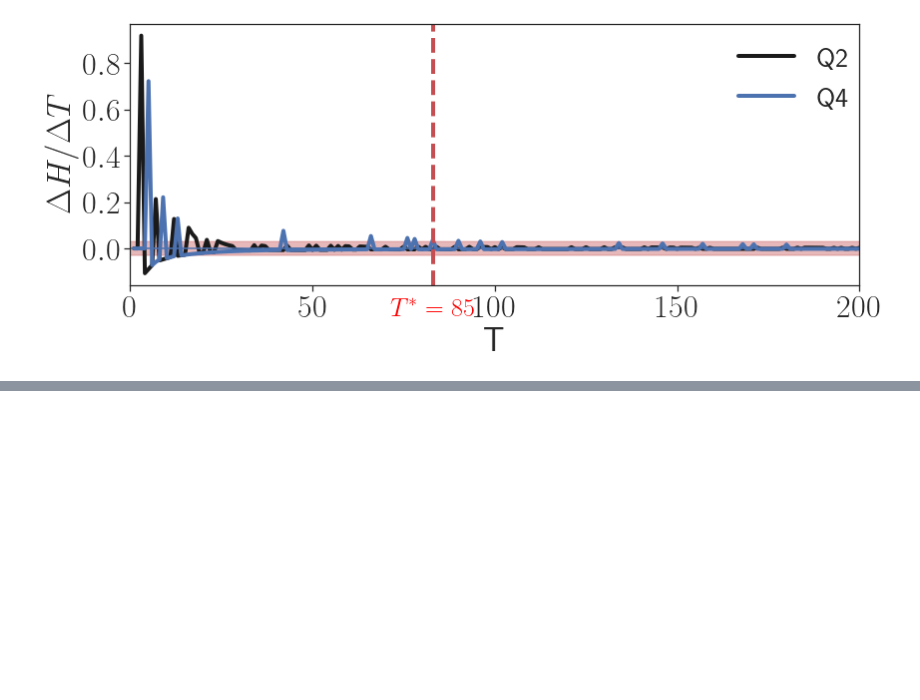
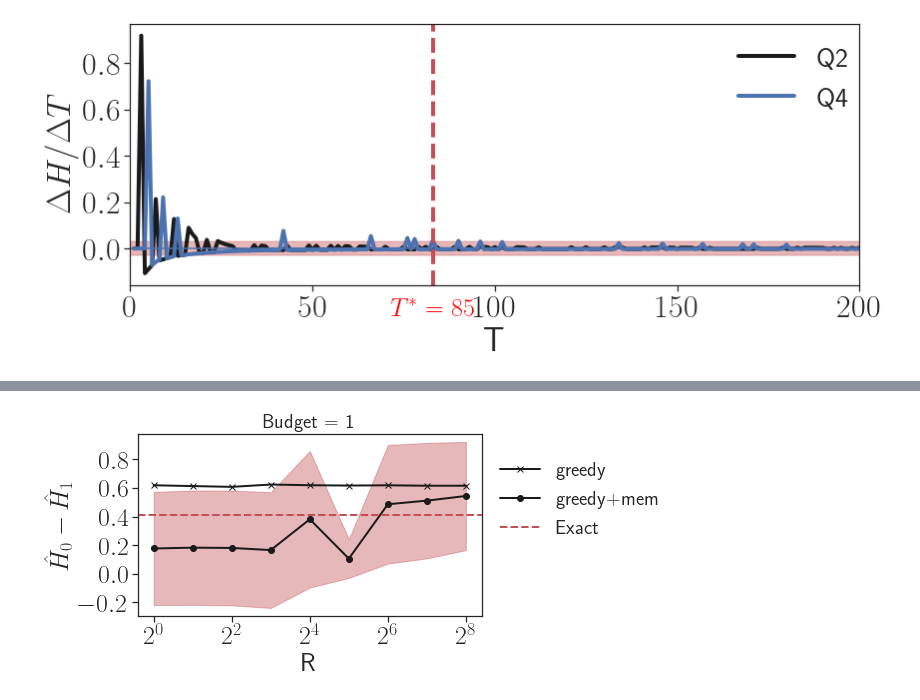
Before and after one commit to toggled/uncertainty, a Jupyter notebook: test.ipynb, the cells around one changed output, grey strips where cells are left out. Saved outputs shown, nothing was run; the diff lists cells and outputs as text; code cells hidden in the pictures; blank space fills up the shorter version.

```diff
--- a/test.ipynb
+++ b/test.ipynb
@@ -180,28 +180,28 @@ output/measure_biomine_mcbfs_reach_2.queries.csv
 2.queries.csv  =>  16.0
 16.0
 # %%
-pr = 'tri'
+# pr = 'tri'
 # pr = 'sp'
-# pr='reach'
+pr='reach'
 # alg = 'appr'
 # alg = 'mcdij'
-# alg = 'mcbfs'
-alg = 'mcapproxtri'
+alg = 'mcbfs'
+# alg = 'mcapproxtri'
 # data = 'ER_15_22'
-data = 'flickr'
+# data = 'flickr'
 # data = 'rome'
-# data = 'biomine'
+data = 'biomine'
 _max = -1
 # invert = True
 invert = False
 loop = 'N' # 'T'
 epsilon = 0.001
 # epsilon = 0.03
-for q in [1]:
+for q in [2,4]:
 # for q in [1,2,3,4]:
 # for q in [1]:
-    # qset = str(q)+'.queries.csv'
-    qset = str(q)+'.queries_NLoops.csv'
+    qset = str(q)+'.queries.csv'
+    # qset = str(q)+'.queries_NLoops.csv'
     fname = 'output/measure_'+data+'_'+alg+'_'+pr+'_'+qset
     print(fname)
     import pandas as pd
@@ -224,7 +224,7 @@ for q in [1]:
     # print(_filter)
     # Nstar = _filter.iloc[_last_False][loop]
     Nstar = avg_df[avg_df.index==_last_False]['N'].values[0]
-    # print('--',qset, ' => ',Nstar)
+    print('--',qset, ' => ',Nstar)
     _max = max(Nstar,_max)
 print(_max)
 # avg_df
@@ -494,3 +518,80 @@ for i in {0..6}; do
 done
 python reduce_main.py -k $k  -pr reach -a exact -d ER_15_22 -q data/queries/ER/ER_15_22_2.queries &
 python reduce_main.py -k $k  -pr reach -a exact -d ER_15_22 -q data/queries/ER/ER_15_22_4.queries &
+# %%
+from matplotlib import pyplot as plt
+plt.rcParams['text.usetex'] = True
+from matplotlib.lines import Line2D,lineStyles
+from itertools import cycle
+import seaborn as sns
+import numpy as np
+sns.set(rc={'figure.figsize':(9,4)})
+sns.set_style("dark", {'axes.grid' : False})
+sns.set_style("ticks")
+# plt.style.use('grayscale')
+fontsize = 28
+labelsize = 22
+lw = 2
+
+k = 1
+# K = 32
+data = 'ER_15_22'
+alg0 = 'greedymem'
+a0 = 'greedy+mem'
+alg1 = 'greedy'
+a1 = 'greedy'
+q =   'reach'
+qset = 2
+Kset = [1,2,4,8,16,32,64,128,256]
+varyK0 = [] #greedy+mem
+varyK1  = [] #greedy
+est_alg = ['mcbfs','mcdij'][q == 'sp']
+for K in Kset:
+    name0 = 'ureduct_ER/reduce_k_'+str(k)+'_K_'+str(K)+'_'+data+'_'+alg0+'_'+q+'_'+str(qset)+'.queries.csv'
+    name1 = 'ureduct_ER/reduce_k_'+str(k)+'_K_'+str(K)+'_'+data+'_'+alg1+'_'+q+'_'+str(qset)+'.queries.csv'
+    df0 = pd.read_csv(name0)
+    df1 = pd.read_csv(name1)
+    df0 = df0[df0['MCalgo'] == est_alg]
+    df1 = df1[df1['MCalgo'] == est_alg]
+    # print(K,' ',df0.shape)
+    varyK0.append(df0)
+    varyK1.append(df1)
+
+exactdf = pd.read_csv('ureduct_ER/reduce_k_'+str(k)+'_K_10_'+data+'_'+'exact_'+q+'_'+str(qset)+'.queries.csv')
+exact_deltaH = exactdf['DeltaH'].mean()
+greedy_red = []
+greedyM_red = []
+std_red = []
+stdM_red = []
+for i,K in enumerate(Kset):
+    mean,std = varyK0[i]['DeltaH'].mean(), varyK0[i]['DeltaH'].std()
+    greedyM_red.append(mean)
+    stdM_red.append(std)
+    mean,std = varyK1[i]['DeltaH'].mean(), varyK1[i]['DeltaH'].std()
+    greedy_red.append(mean)
+    std_red.append(std)
+#     sns.lineplot(x='K', y='DeltaH', data=varyK0[i], linewidth=lw, markersize=8,color='k')
+# plt.xscale('log',base=2)
+greedy_red = np.array(greedy_red)
+std_red = np.array(std_red)
+print(greedy_red.shape,' ',std_red.shape,' ',len(greedyM_red),' ',len(stdM_red))
+plt.plot(Kset,greedy_red,color = 'k',marker='x',label='greedy',linewidth=lw)
+plt.plot(Kset,greedyM_red,color = 'k',marker='o',label='greedy+mem',linewidth=lw)
+plt.fill_between(Kset, np.array(greedyM_red) - np.array(stdM_red), np.array(greedyM_red) + np.array(stdM_red), \
+                 color='r', alpha=0.4)
+ax = plt.gca()
+ax.axhline(exact_deltaH,linestyle='--',color='r',linewidth=lw,label='Exact')
+
+plt.xscale('log',base=2)
+plt.xlabel('R',fontsize=fontsize-2)
+plt.ylabel('$\hat{H}_0 - \hat{H}_1$',fontsize=fontsize-2)
+plt.xticks([2**0,2**2,2**4,2**6,2**8],fontsize=fontsize-2)
+plt.yticks(fontsize=fontsize-2)
+plt.legend(fontsize=fontsize+10,bbox_to_anchor=(1.001,0.95),frameon = False,prop={"size":20})
+plt.title('Budget = '+str(k),fontsize=fontsize-8)
+fname = 'figs/reduce_'+data+"_"+q+'_budget_'+str(k)+".pdf"
+print(fname)
+plt.tight_layout()
+plt.savefig(fname)
+plt.show()
+# %% [output]
@@ -496,0 +600 @@ python reduce_main.py -k $k  -pr reach -a exact -d ER_15_22 -q data/queries/ER/E
+[figure, added]
```
Also changed, not shown: parts of 5 cells of this notebook, 10 other files.
